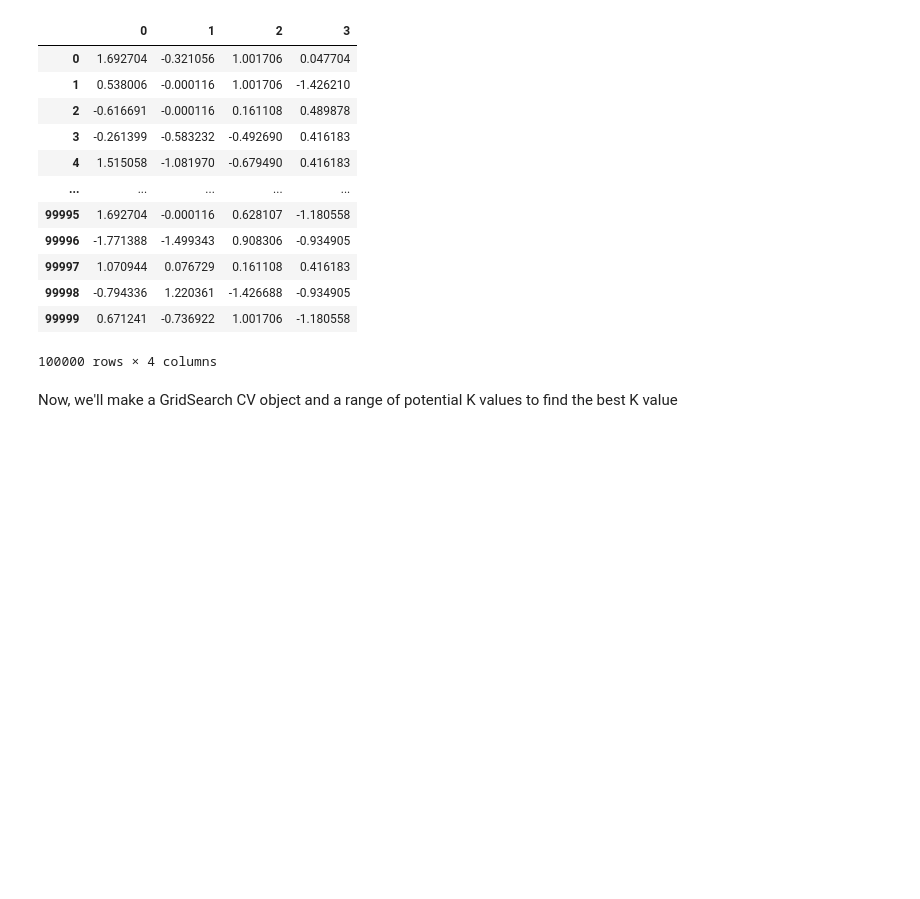
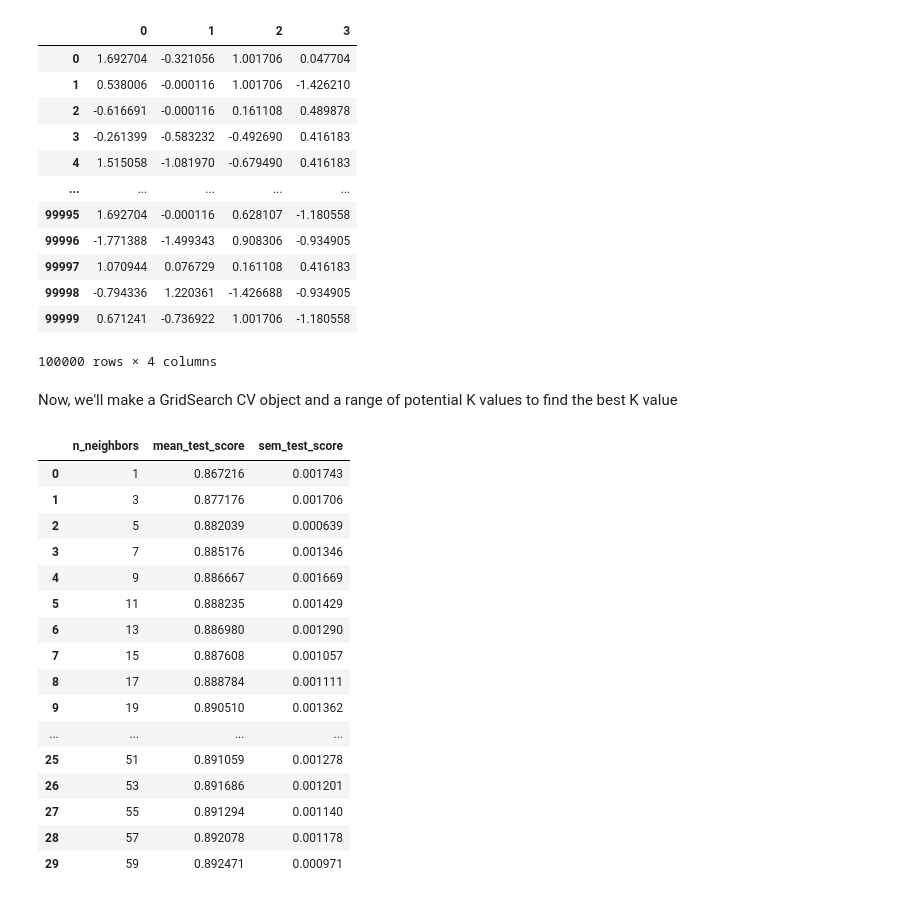
Before and after one commit to rwonger/DSCI100W2023-project, a Jupyter notebook: project_report.ipynb, the cells around one changed output. Drawn from its saved outputs; the diff is of its cells as text; code cells hidden in the pictures; blank space fills up the shorter version.

```diff
--- a/project_report.ipynb
+++ b/project_report.ipynb
@@ -157,18 +170,46 @@ Now, we'll make a GridSearch CV object and a range of potential K values to find
 # %%
 diabetes_grid = {
     "kneighborsclassifier__n_neighbors"  : range(
-        1, 1_000, 200),
+        1,60, 2),
 }
 diabetes_pipe = make_pipeline(diabetes_preprocessor, KNeighborsClassifier())
 diabetes_grid = GridSearchCV(
     estimator = diabetes_pipe,
     param_grid = diabetes_grid,
     cv = 5
 )
 accuracies_grid = pd.DataFrame(
     diabetes_grid.fit(
         diabetes_train[["age", "bmi", "HbA1c_level", "blood_glucose_level"]],
         diabetes_train["diabetes"],
-    )
+    ).cv_results_
 )
-accuracies_grid.info()
+accuracies_grid = (
+    accuracies_grid[[
+        "param_kneighborsclassifier__n_neighbors",
+        "mean_test_score",
+        "std_test_score"
+    ]]
+    .assign(sem_test_score=accuracies_grid["std_test_score"] / 10**(1/2))
+    .rename(columns={"param_kneighborsclassifier__n_neighbors": "n_neighbors"})
+    .drop(columns=["std_test_score"])
+)
+accuracies_grid
+# %% [output]
+|  | n_neighbors | mean_test_score | sem_test_score |
+| 0 | 1 | 0.867216 | 0.001743 |
+| 1 | 3 | 0.877176 | 0.001706 |
+| 2 | 5 | 0.882039 | 0.000639 |
+| 3 | 7 | 0.885176 | 0.001346 |
+| 4 | 9 | 0.886667 | 0.001669 |
+| 5 | 11 | 0.888235 | 0.001429 |
+| 6 | 13 | 0.886980 | 0.001290 |
+| 7 | 15 | 0.887608 | 0.001057 |
+| 8 | 17 | 0.888784 | 0.001111 |
+| 9 | 19 | 0.890510 | 0.001362 |
+| ... | ... | ... | ... |
+| 25 | 51 | 0.891059 | 0.001278 |
+| 26 | 53 | 0.891686 | 0.001201 |
+| 27 | 55 | 0.891294 | 0.001140 |
+| 28 | 57 | 0.892078 | 0.001178 |
+| 29 | 59 | 0.892471 | 0.000971 |
```
Also changed, not shown: parts of 6 cells of this notebook.
